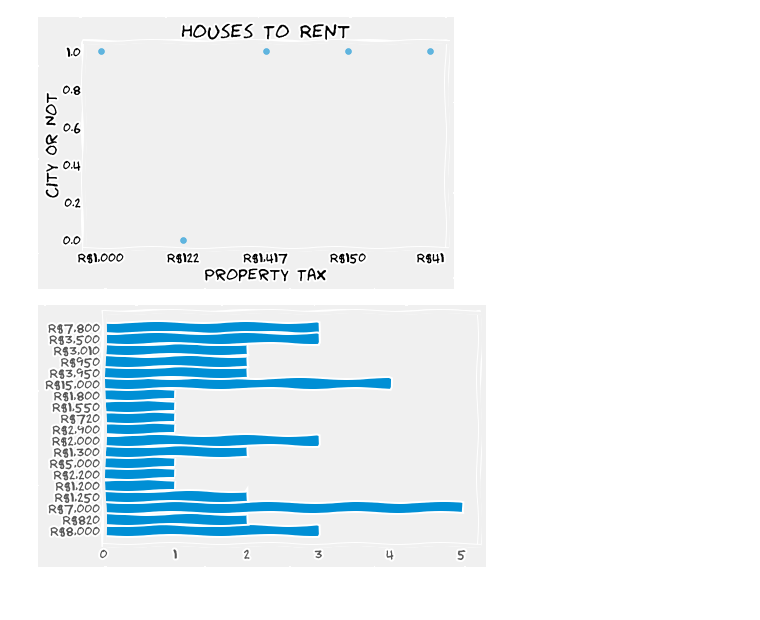
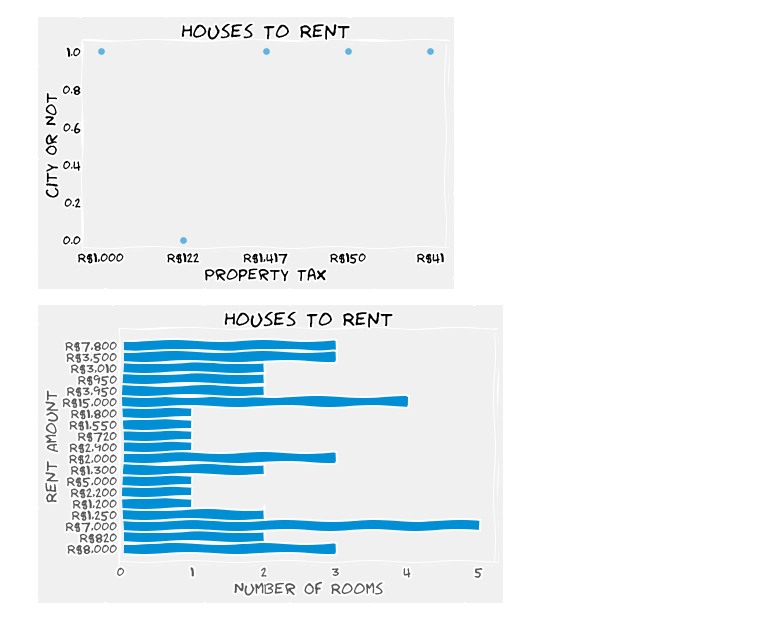
Before and after one commit to DataCrusade1999/Python, a Jupyter notebook: Matplotlib(Colab).ipynb, the cells around one changed output. Cells and saved outputs as stored; diff of their text form; code cells hidden in the pictures.

```diff
--- a/Matplotlib(Colab).ipynb
+++ b/Matplotlib(Colab).ipynb
@@ -132,8 +132,11 @@ plt.show()
 # %%
 # From EDA We Can See The Correlation Between Rent Amount And Rooms
 plt.style.use('fivethirtyeight')
-plt.barh(df1.head(20)['rent amount'],df1.head(20)['rooms'])
+plt.barh(df1.head(20)['rent amount'],df1.head(20)['rooms'],)
+plt.xlabel('Number Of Rooms')
+plt.ylabel('Rent Amount')
+plt.title('Houses To Rent')
 plt.grid(False)
 plt.show()
 # %% [output]
-[figure, old version]
+[figure, new version]
```
